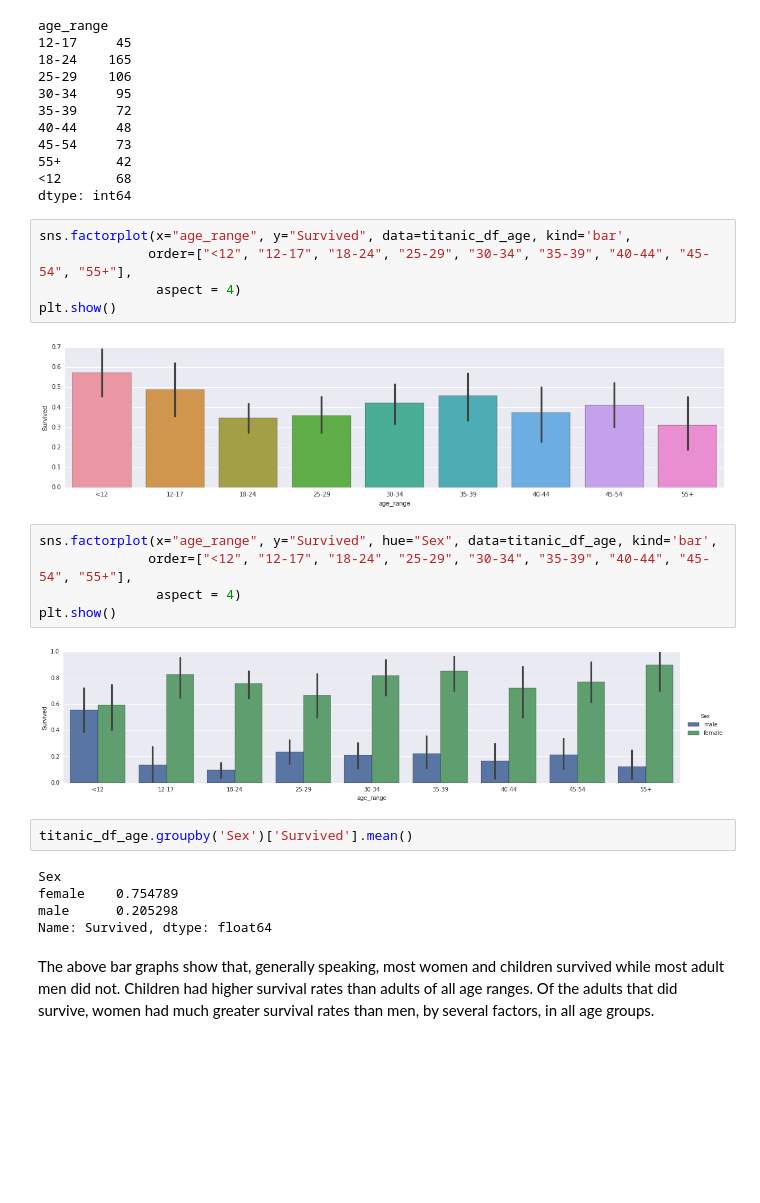
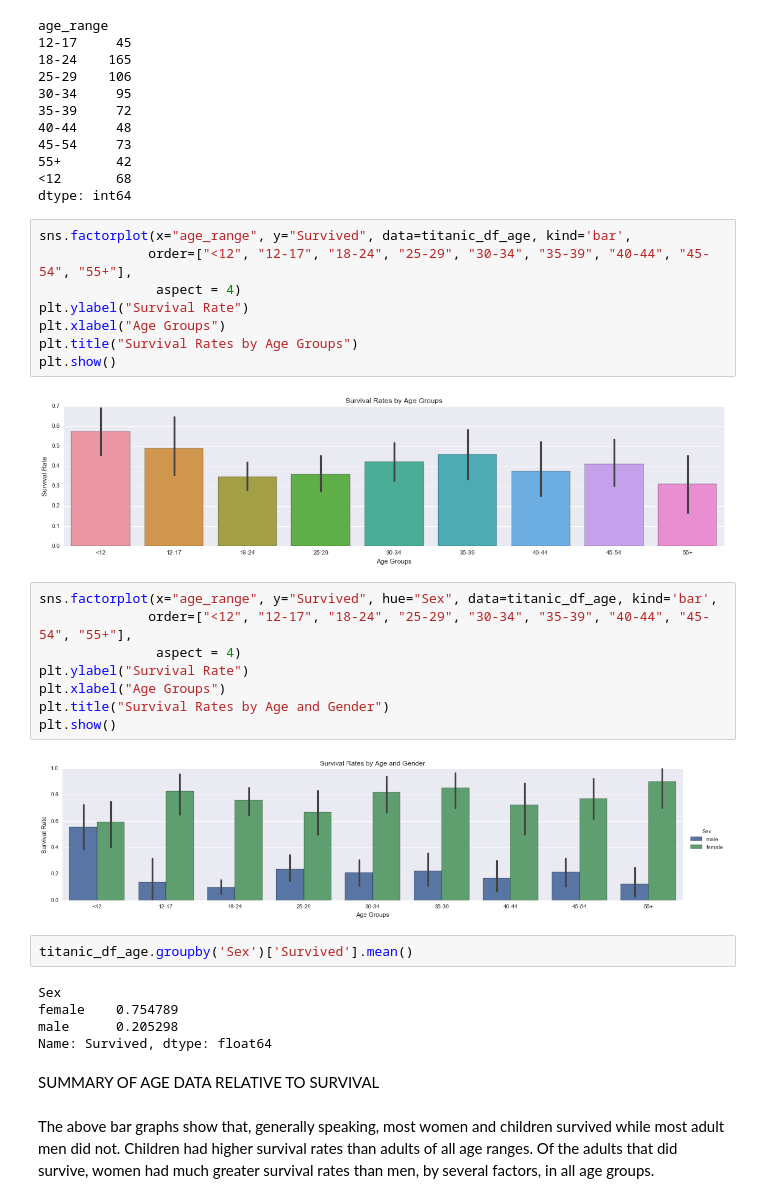
Before and after one commit to happyhoneyb/Udacity-I2P-Stage5, a Jupyter notebook: Titanic_project_stage5.ipynb, the cells around one changed output. Cells and saved outputs as stored; diff of their text form; blank space fills up the shorter version.

```diff
--- a/Titanic_project_stage5.ipynb
+++ b/Titanic_project_stage5.ipynb
@@ -297,17 +317,23 @@ dtype: int64
 # %%
 sns.factorplot(x="age_range", y="Survived", data=titanic_df_age, kind='bar',
               order=["<12", "12-17", "18-24", "25-29", "30-34", "35-39", "40-44", "45-54", "55+"],
                aspect = 4)
+plt.ylabel("Survival Rate")
+plt.xlabel("Age Groups")
+plt.title("Survival Rates by Age Groups")
 plt.show()
 # %% [output]
-[figure, old version]
+[figure, new version]
 # %%
 sns.factorplot(x="age_range", y="Survived", hue="Sex", data=titanic_df_age, kind='bar',
               order=["<12", "12-17", "18-24", "25-29", "30-34", "35-39", "40-44", "45-54", "55+"],
                aspect = 4)
+plt.ylabel("Survival Rate")
+plt.xlabel("Age Groups")
+plt.title("Survival Rates by Age and Gender")
 plt.show()
 # %% [output]
-[figure, old version]
+[figure, new version]
 # %%
 titanic_df_age.groupby('Sex')['Survived'].mean()
 # %% [output]
@@ -315,5 +341,7 @@ Sex
 female    0.754789
 male      0.205298
 Name: Survived, dtype: float64
+# %% [markdown]
+SUMMARY OF AGE DATA RELATIVE TO SURVIVAL
 # %% [markdown]
 The above bar graphs show that, generally speaking, most women and children survived while most adult men did not.  Children had higher survival rates than adults of all age ranges.  Of the adults that did survive, women had much greater survival rates than men, by several factors, in all age groups.
```
Also changed, not shown: parts of 18 cells of this notebook, 1 other file.
